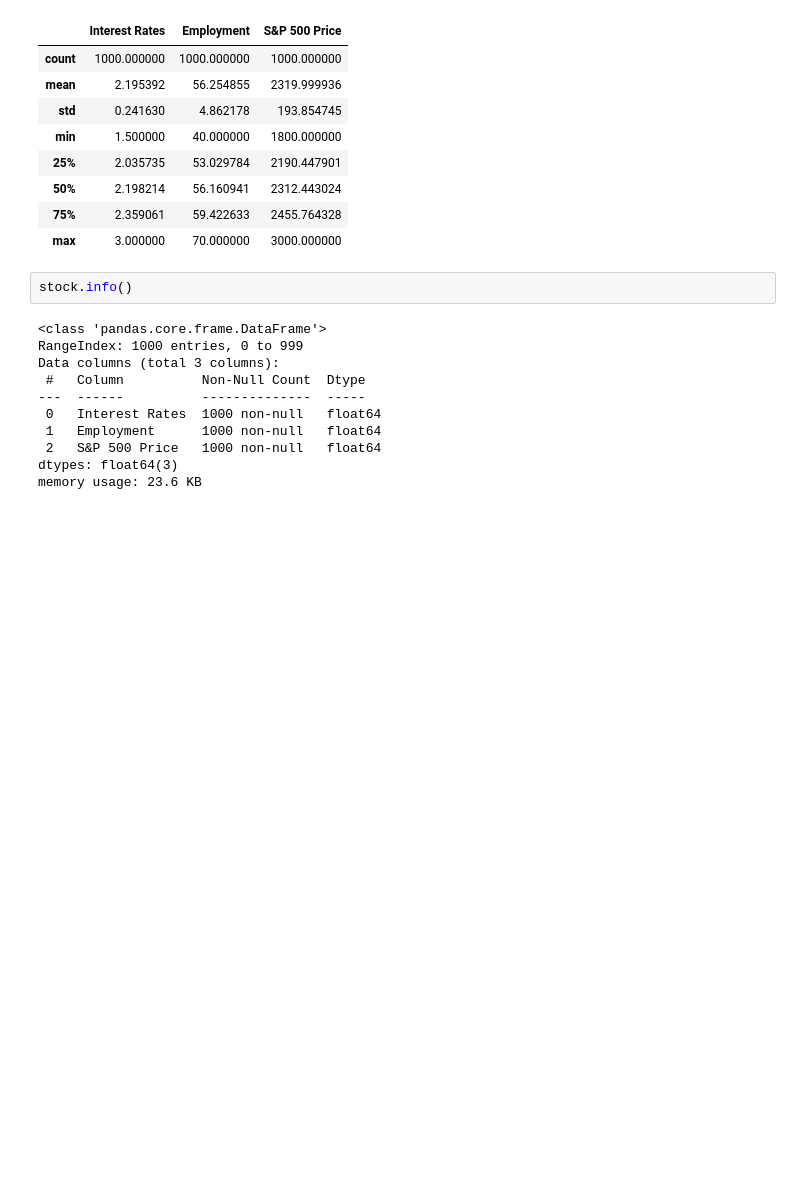
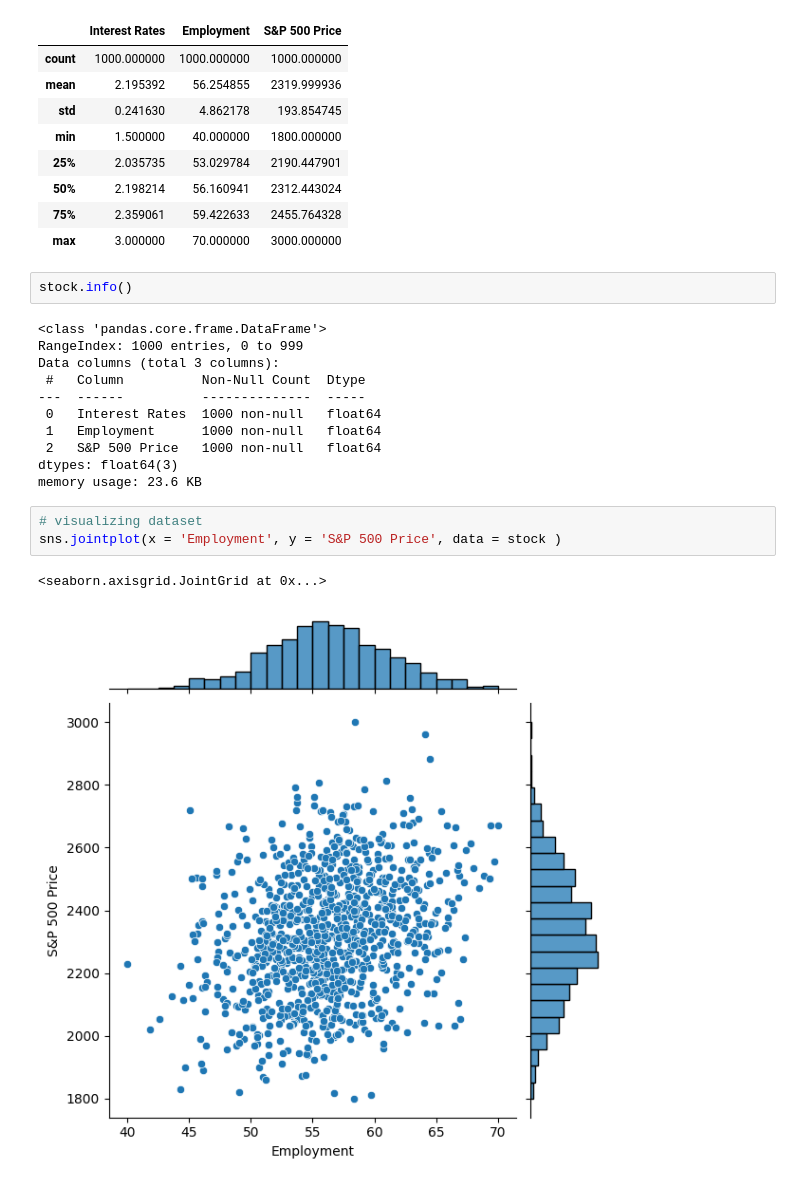
Before and after one commit to mk346/MachineLearning, a Jupyter notebook: multipleLinearRegression/case1.ipynb, the cells around one changed output. Saved outputs shown, nothing was run; the diff lists cells and outputs as text; blank space fills up the shorter version.

```diff
--- a/multipleLinearRegression/case1.ipynb
+++ b/multipleLinearRegression/case1.ipynb
@@ -59,3 +59,9 @@ Data columns (total 3 columns):
  2   S&P 500 Price   1000 non-null   float64
 dtypes: float64(3)
 memory usage: 23.6 KB
+# %%
+# visualizing dataset
+sns.jointplot(x = 'Employment', y = 'S&P 500 Price', data = stock )
+# %% [output]
+<seaborn.axisgrid.JointGrid at 0x...>
+[figure, added]
```
Also changed, not shown: parts of 31 cells of this notebook.
